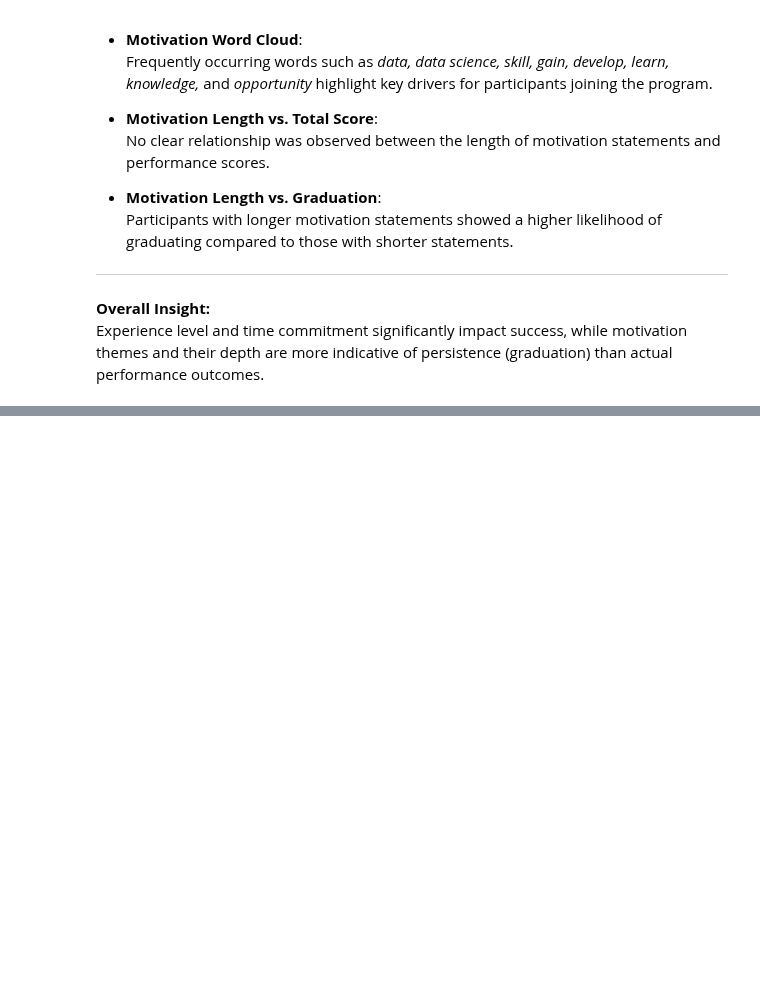
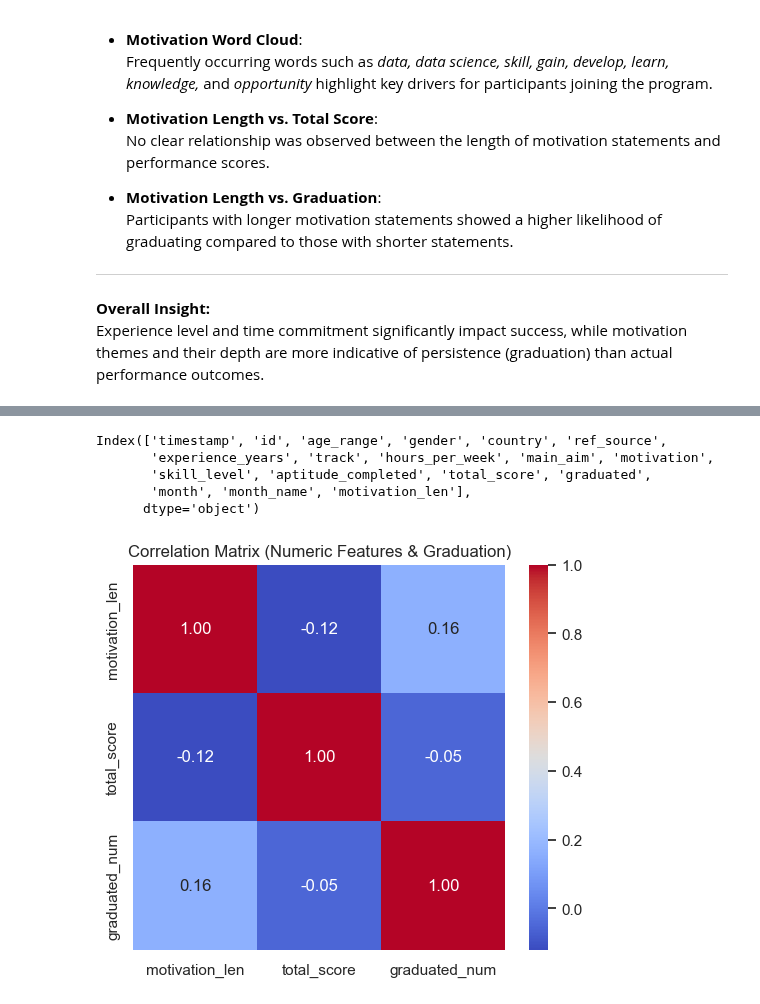
Before and after one commit to J-Kimani/DS, a Jupyter notebook: Projects/Data Proficiency Project/Data Proficiency Project.ipynb, the cells around one changed output, grey strips where cells are left out. Cells and saved outputs as stored; diff of their text form; code cells hidden in the pictures; blank space fills up the shorter version.

```diff
--- a/Projects/Data Proficiency Project/Data Proficiency Project.ipynb
+++ b/Projects/Data Proficiency Project/Data Proficiency Project.ipynb
@@ -957,0 +1065,24 @@ Experience level and time commitment significantly impact success, while motivat
+# %%
+df2.columns
+# %% [output]
+Index(['timestamp', 'id', 'age_range', 'gender', 'country', 'ref_source',
+       'experience_years', 'track', 'hours_per_week', 'main_aim', 'motivation',
+       'skill_level', 'aptitude_completed', 'total_score', 'graduated',
+       'month', 'month_name', 'motivation_len'],
+      dtype='object')
+# %%
+# Convert graduated to numeric (1=Yes, 0=No)
+df2['graduated_num'] = df2['graduated'].map({'Yes': 1, 'No': 0})
+
+# Pick only numeric columns for correlation
+num_cols = ["motivation_len", "total_score", "graduated_num"]
+
+# Correlation matrix
+corr = df2[num_cols].corr()
+
+plt.figure(figsize=(6,5))
+sns.heatmap(corr, annot=True, cmap="coolwarm", fmt=".2f")
+plt.title("Correlation Matrix (Numeric Features & Graduation)")
+plt.show()
+# %% [output]
+[figure, added]
```
Also changed, not shown: parts of 15 cells of this notebook, 2 other files.
